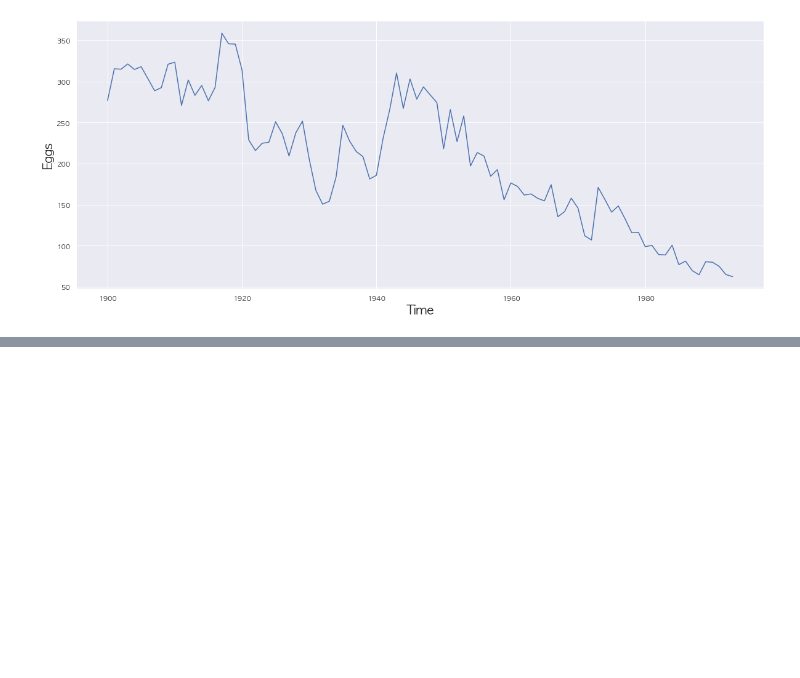
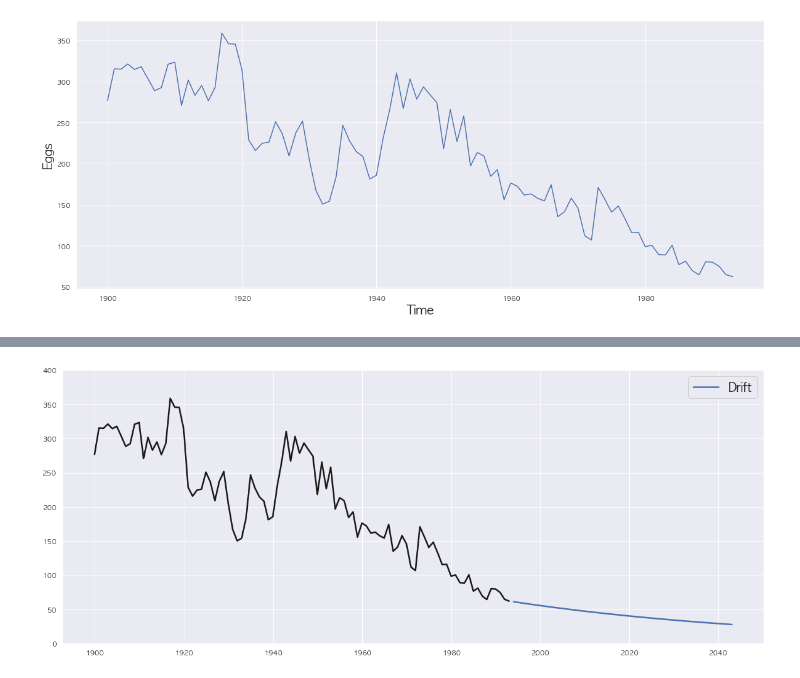
Before and after one commit to yunypark/fpp, a Jupyter notebook: sec3_2_Transformations_and_adjustments.ipynb, the cells around one changed output, grey strips where cells are left out. Cells and saved outputs as stored; diff of their text form; code cells hidden in the pictures; blank space fills up the shorter version.

```diff
--- a/sec3_2_Transformations_and_adjustments.ipynb
+++ b/sec3_2_Transformations_and_adjustments.ipynb
@@ -231,0 +291,13 @@ plt.show()
+# %%
+fig = plt.subplots(figsize=(20,8))
+plt.plot(eggs_f['Simple back transformation'], linewidth=2.5)
+plt.legend(eggs_f.columns.values, fontsize=20)
+
+plt.plot(eggs['value'], label='observed', color='k', linewidth=2.5)
+plt.ylim(0,400)
+# plt.ylabel('Closing Price(US$)', fontsize=20)
+# plt.xlabel('Day', fontsize=20)
+# plt.title('Google stock (daily ending 6 Dec 2013)', fontsize=20)
+plt.show()
+# %% [output]
+[figure, added]
```
Also changed, not shown: parts of 9 cells of this notebook.
